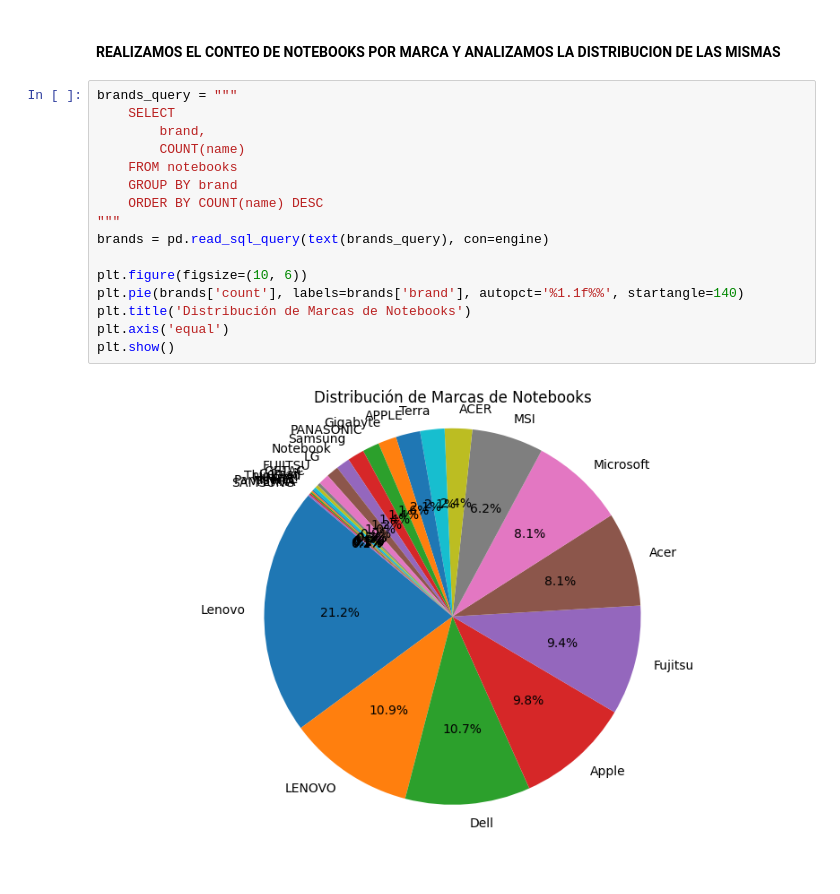
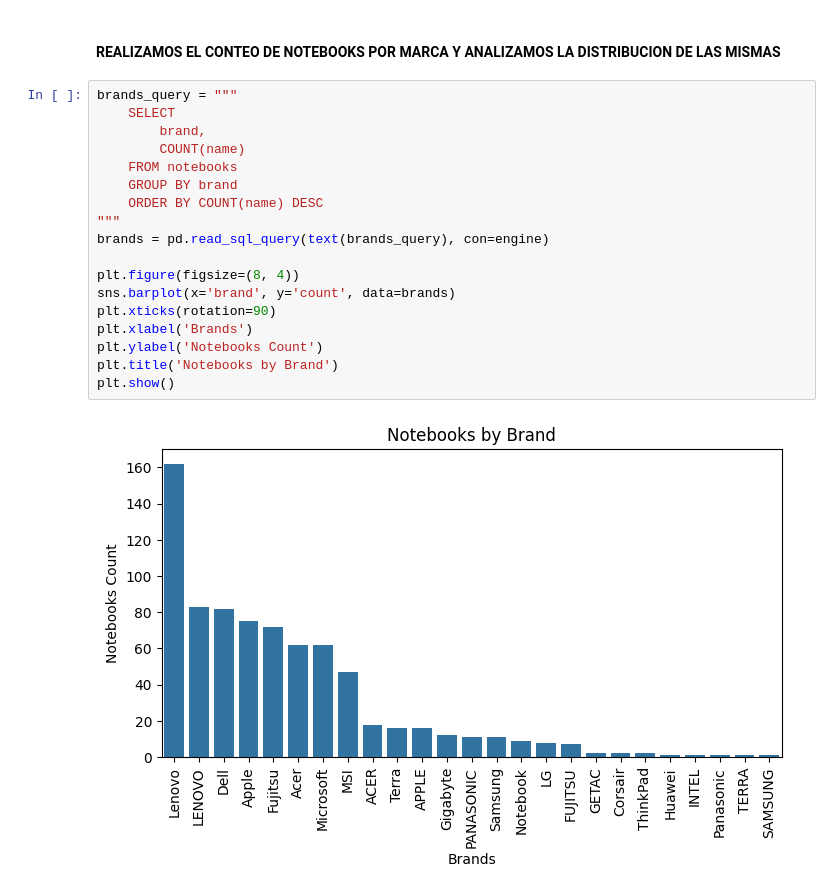
Before and after one commit to matiasfeliu92/notebooks_specifications, a Jupyter notebook: notebooks/1_analytics.ipynb, the cells around one changed output. Cells and saved outputs as stored; diff of their text form; blank space fills up the shorter version.

```diff
--- a/notebooks/1_analytics.ipynb
+++ b/notebooks/1_analytics.ipynb
@@ -72,18 +81,20 @@ This dataset has 764 rows and 34 columns
 # %%
 brands_query = """
     SELECT
         brand,
         COUNT(name)
     FROM notebooks
     GROUP BY brand
     ORDER BY COUNT(name) DESC
 """
 brands = pd.read_sql_query(text(brands_query), con=engine)
 
-plt.figure(figsize=(10, 6))
-plt.pie(brands['count'], labels=brands['brand'], autopct='%1.1f%%', startangle=140)
-plt.title('Distribución de Marcas de Notebooks')
-plt.axis('equal')
+plt.figure(figsize=(8, 4))
+sns.barplot(x='brand', y='count', data=brands)
+plt.xticks(rotation=90)
+plt.xlabel('Brands')
+plt.ylabel('Notebooks Count')
+plt.title('Notebooks by Brand')
 plt.show()
 # %% [output]
-[figure, old version]
+[figure, new version]
```
Also changed, not shown: parts of 2 cells of this notebook, 1 other file.
